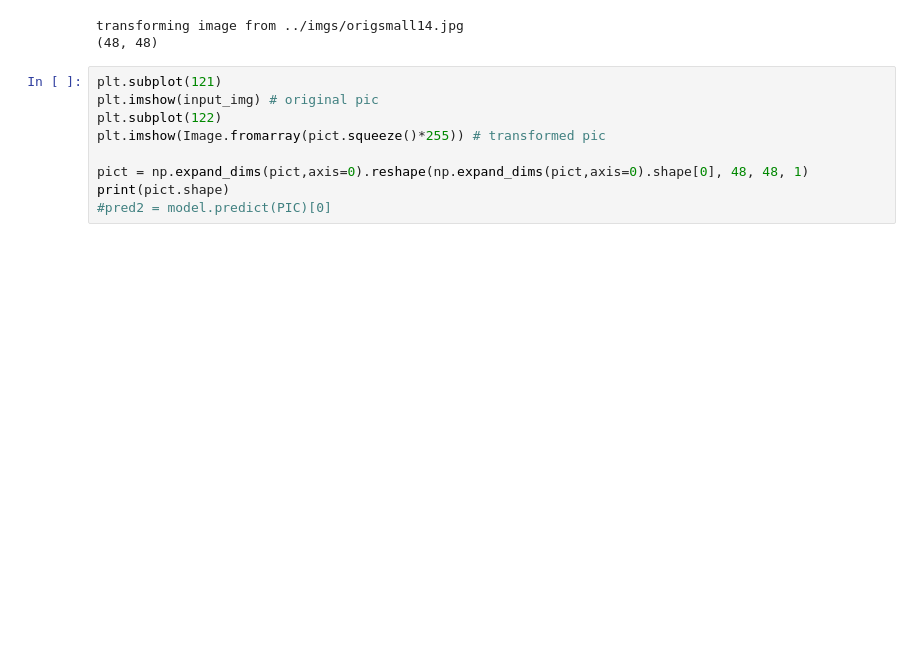
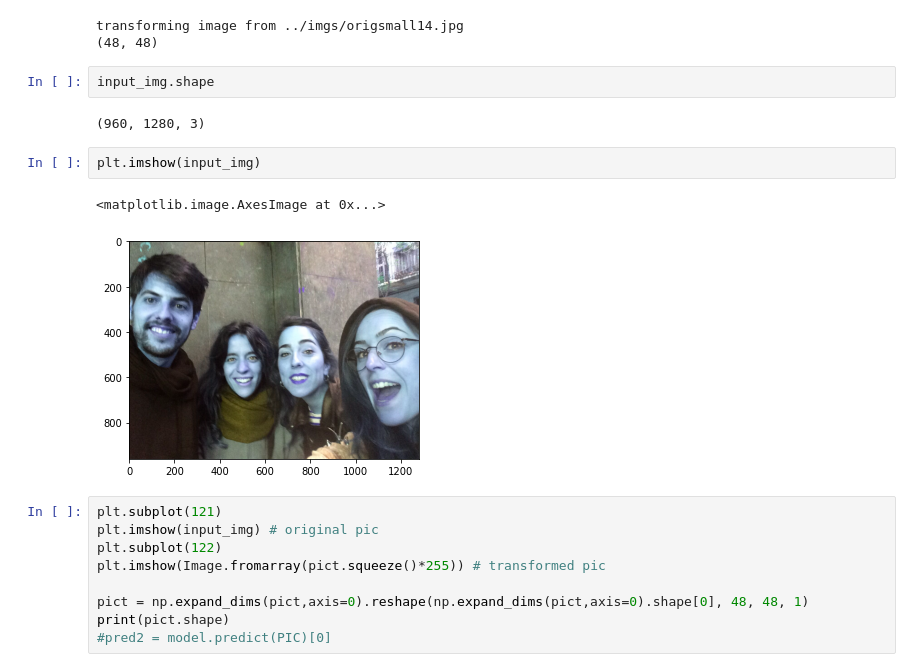
Before and after one commit to CristinaCallejo/AudienceResearch, a Jupyter notebook: notebooks/jn2.ipynb, the cells around one changed output. Cells and saved outputs as stored; diff of their text form; blank space fills up the shorter version.

```diff
--- a/notebooks/jn2.ipynb
+++ b/notebooks/jn2.ipynb
@@ -81,6 +81,15 @@ input_img=cv2.imread('../imgs/origsmall14.jpg') # get the array of the original
 # %% [output]
 transforming image from ../imgs/origsmall14.jpg
 (48, 48)
+# %%
+input_img.shape
+# %% [output]
+(960, 1280, 3)
+# %%
+plt.imshow(input_img)
+# %% [output]
+<matplotlib.image.AxesImage at 0x...>
+[figure, added]
 # %%
 plt.subplot(121)
 plt.imshow(input_img) # original pic
```
Also changed, not shown: parts of 1 cell of this notebook, 1 other file.
